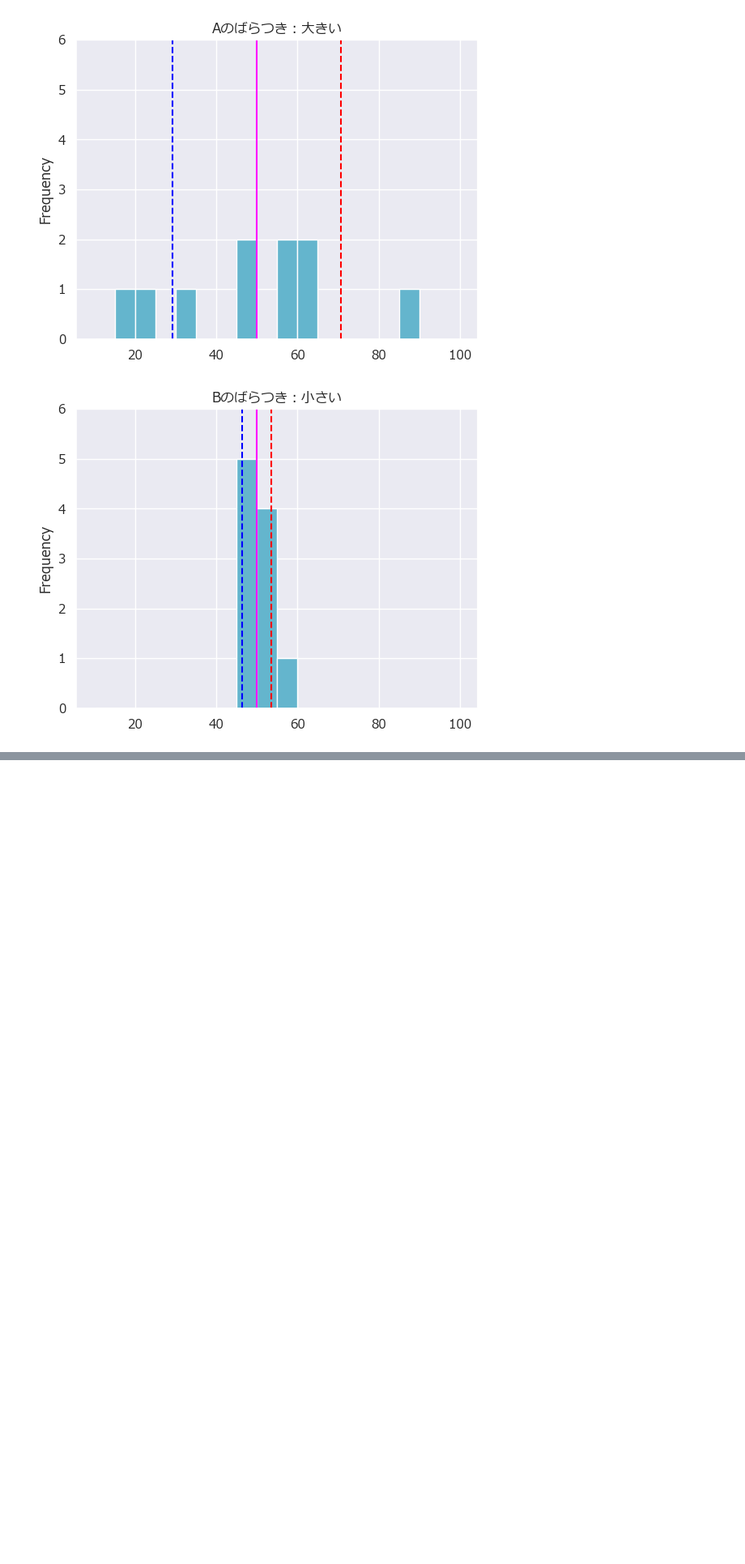
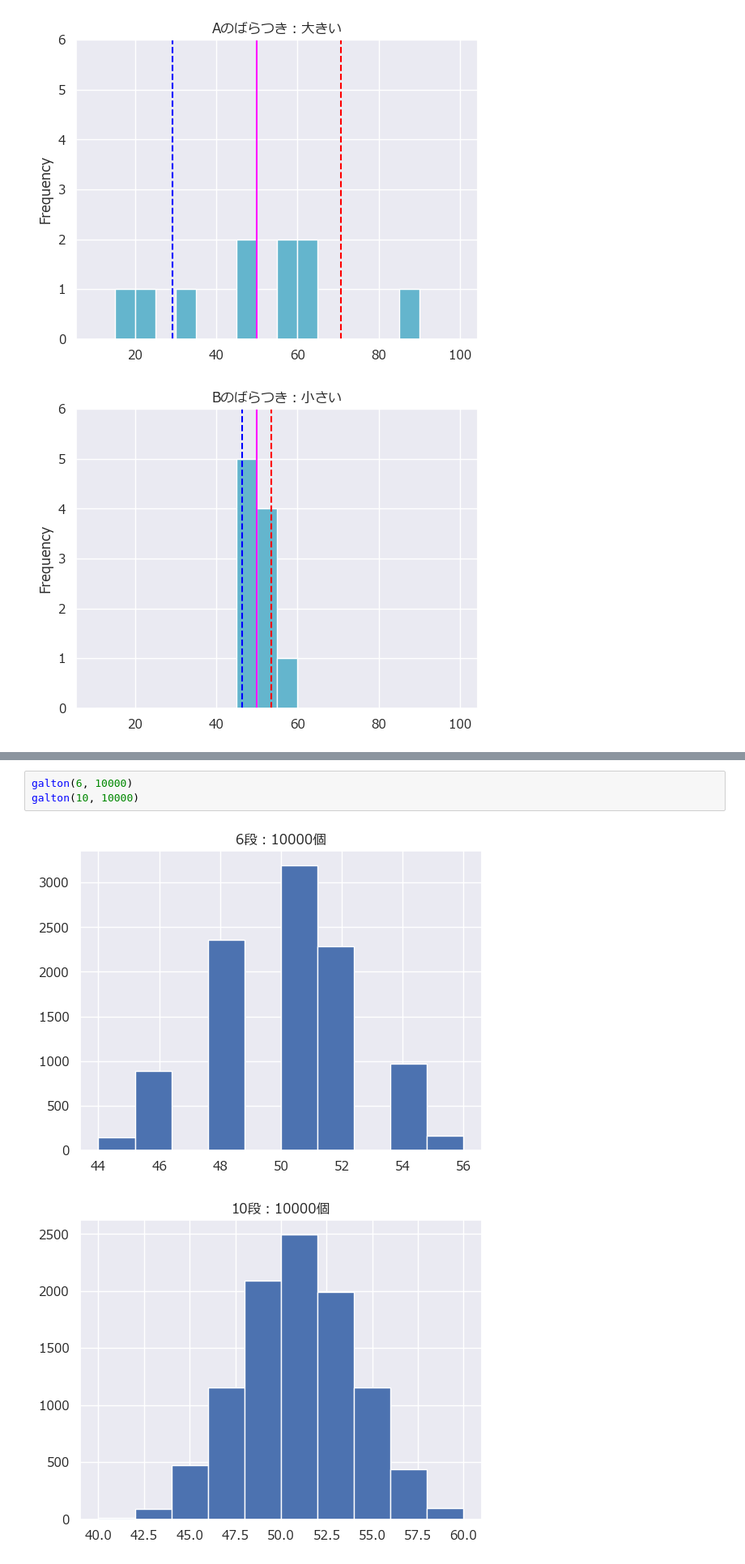
Before and after one commit to kaomatsu8888/Data_Analytics_Practice, a Jupyter notebook: chap005.ipynb, the cells around one changed output, grey strips where cells are left out. Shown at 81% size. Drawn from its saved outputs; the diff is of its cells as text; blank space fills up the shorter version.

```diff
--- a/chap005.ipynb
+++ b/chap005.ipynb
@@ -87,0 +129,6 @@ plt.show()
+# %%
+galton(6, 10000)
+galton(10, 10000)
+# %% [output]
+[figure, added]
+[figure, added]
```
Also changed, not shown: parts of 12 cells of this notebook, 2 other files.
